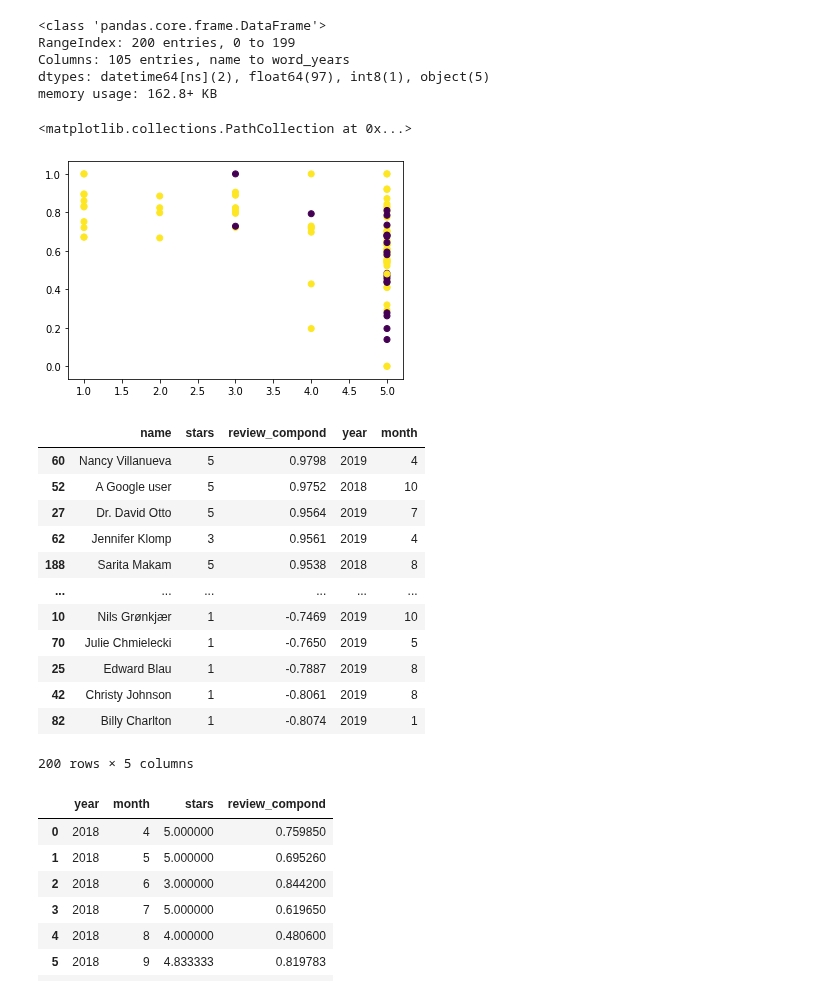
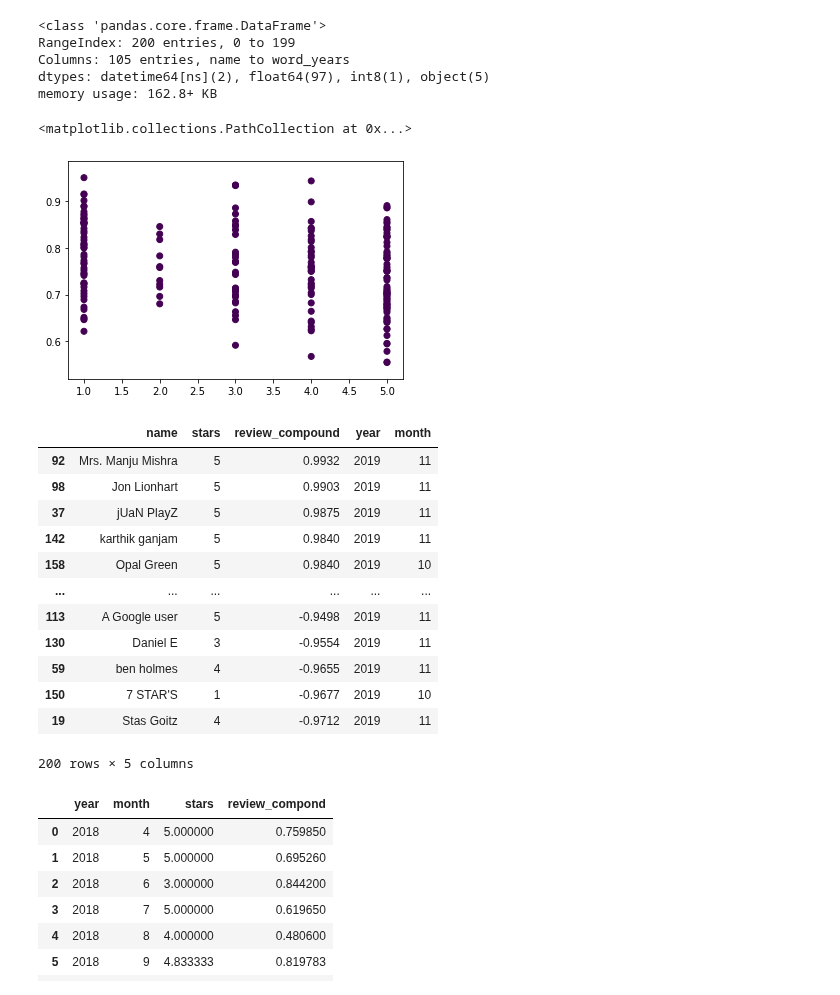
Before and after one commit to ravi-gopalan/DAND_Data_Wrangling, a Jupyter notebook: scrape_coc.ipynb, the cells around one changed output. Cells and saved outputs as stored; diff of their text form; code cells hidden in the pictures.

```diff
--- a/scrape_coc.ipynb
+++ b/scrape_coc.ipynb
@@ -563,4 +478,4 @@ df_sentiments.head()
 # %%
-df_full = pd.concat([df_full, df_sentiments],axis=1)
-df_full.head()
+df_review_updated = pd.concat([df_review_updated, df_sentiments],axis=1)
+df_review_updated.head()
 # %% [output]
@@ -581,9 +496,9 @@ df_full.stars.mean()
 # add tf-idfs columns
 
 tfidf = TfidfVectorizer(min_df=5)
-tfidf_result = tfidf.fit_transform(df_full['clean_reviews']).toarray()
+tfidf_result = tfidf.fit_transform(df_review_updated['clean_reviews']).toarray()
 tfidf_df = pd.DataFrame(tfidf_result, columns = tfidf.get_feature_names())
 tfidf_df.columns = ["word_" + str(x) for x in tfidf_df.columns]
-tfidf_df.index = df_full.index
+tfidf_df.index = df_review_updated.index
 tfidf_df.head()
 # %% [output]
@@ -617,4 +520,4 @@ memory usage: 143.9 KB
 # %%
-df_full = pd.concat([df_full, tfidf_df], axis=1)
-df_full.head(10)
+df_review_updated = pd.concat([df_review_updated, tfidf_df], axis=1)
+df_review_updated.head(10)
 # %% [output]
@@ -671,31 +579,31 @@ Columns: 105 entries, name to word_years
 dtypes: datetime64[ns](2), float64(97), int8(1), object(5)
 memory usage: 162.8+ KB
 # %%
-df_full['day'] = df_full['review_date'].dt.day
-df_full['week'] = df_full['review_date'].dt.week
-df_full['month'] = df_full['review_date'].dt.month
-df_full['hour'] = df_full['review_date'].dt.hour
-df_full['year'] = df_full['review_date'].dt.year
+df_review_updated['day'] = df_review_updated['review_date'].dt.day
+df_review_updated['week'] = df_review_updated['review_date'].dt.week
+df_review_updated['month'] = df_review_updated['review_date'].dt.month
+df_review_updated['hour'] = df_review_updated['review_date'].dt.hour
+df_review_updated['year'] = df_review_updated['review_date'].dt.year
 # %%
-plt.scatter(df_full['stars'],df_full['review_neu'],c=df_full['year'])
+plt.scatter(df_review_updated['stars'],df_review_updated['review_neu'],c=df_review_updated['year'])
 # %% [output]
 <matplotlib.collections.PathCollection at 0x...>
-[figure, old version]
+[figure, new version]
 # %%
-df_full[['name','stars','review_compond','year','month']].sort_values(['review_compond'],ascending=False)
+df_review_updated[['name','stars','review_compound','year','month']].sort_values(['review_compound'],ascending=False)
 # %% [output]
-|  | name | stars | review_compond | year | month |
-| 60 | Nancy Villanueva | 5 | 0.9798 | 2019 | 4 |
-| 52 | A Google user | 5 | 0.9752 | 2018 | 10 |
-| 27 | Dr. David Otto | 5 | 0.9564 | 2019 | 7 |
-| 62 | Jennifer Klomp | 3 | 0.9561 | 2019 | 4 |
-| 188 | Sarita Makam | 5 | 0.9538 | 2018 | 8 |
+|  | name | stars | review_compound | year | month |
+| 92 | Mrs. Manju Mishra | 5 | 0.9932 | 2019 | 11 |
+| 98 | Jon Lionhart | 5 | 0.9903 | 2019 | 11 |
+| 37 | jUaN PlayZ | 5 | 0.9875 | 2019 | 11 |
+| 142 | karthik ganjam | 5 | 0.9840 | 2019 | 11 |
+| 158 | Opal Green | 5 | 0.9840 | 2019 | 10 |
 | ... | ... | ... | ... | ... | ... |
-| 10 | Nils Grønkjær | 1 | -0.7469 | 2019 | 10 |
-| 70 | Julie Chmielecki | 1 | -0.7650 | 2019 | 5 |
-| 25 | Edward Blau | 1 | -0.7887 | 2019 | 8 |
-| 42 | Christy Johnson | 1 | -0.8061 | 2019 | 8 |
-| 82 | Billy Charlton | 1 | -0.8074 | 2019 | 1 |
+| 113 | A Google user | 5 | -0.9498 | 2019 | 11 |
+| 130 | Daniel E | 3 | -0.9554 | 2019 | 11 |
+| 59 | ben holmes | 4 | -0.9655 | 2019 | 11 |
+| 150 | 7 STAR'S | 1 | -0.9677 | 2019 | 10 |
+| 19 | Stas Goitz | 4 | -0.9712 | 2019 | 11 |
 200 rows × 5 columns
 # %%
 # %% [output]
```
Also changed, not shown: parts of 68 cells of this notebook.
